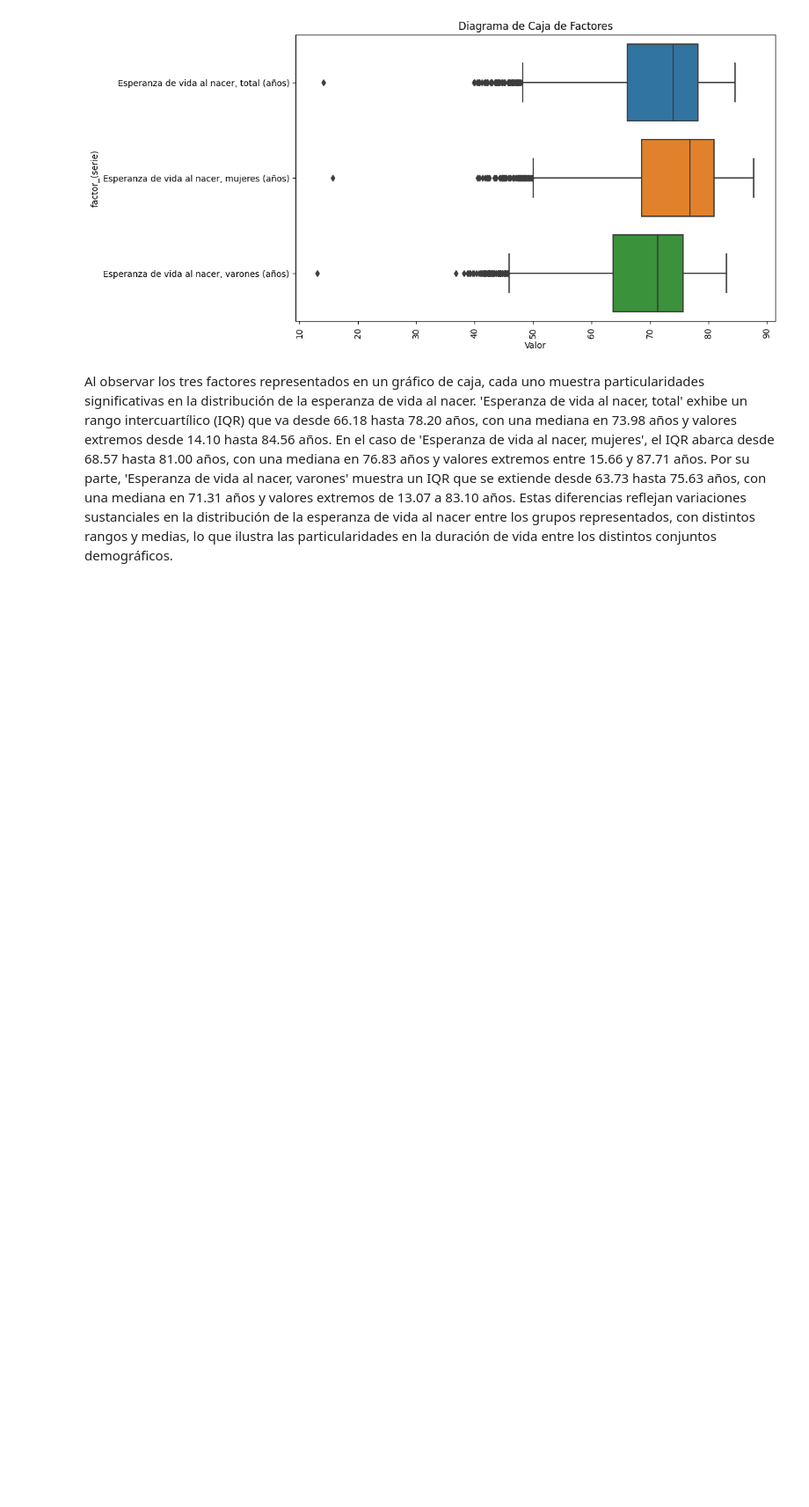
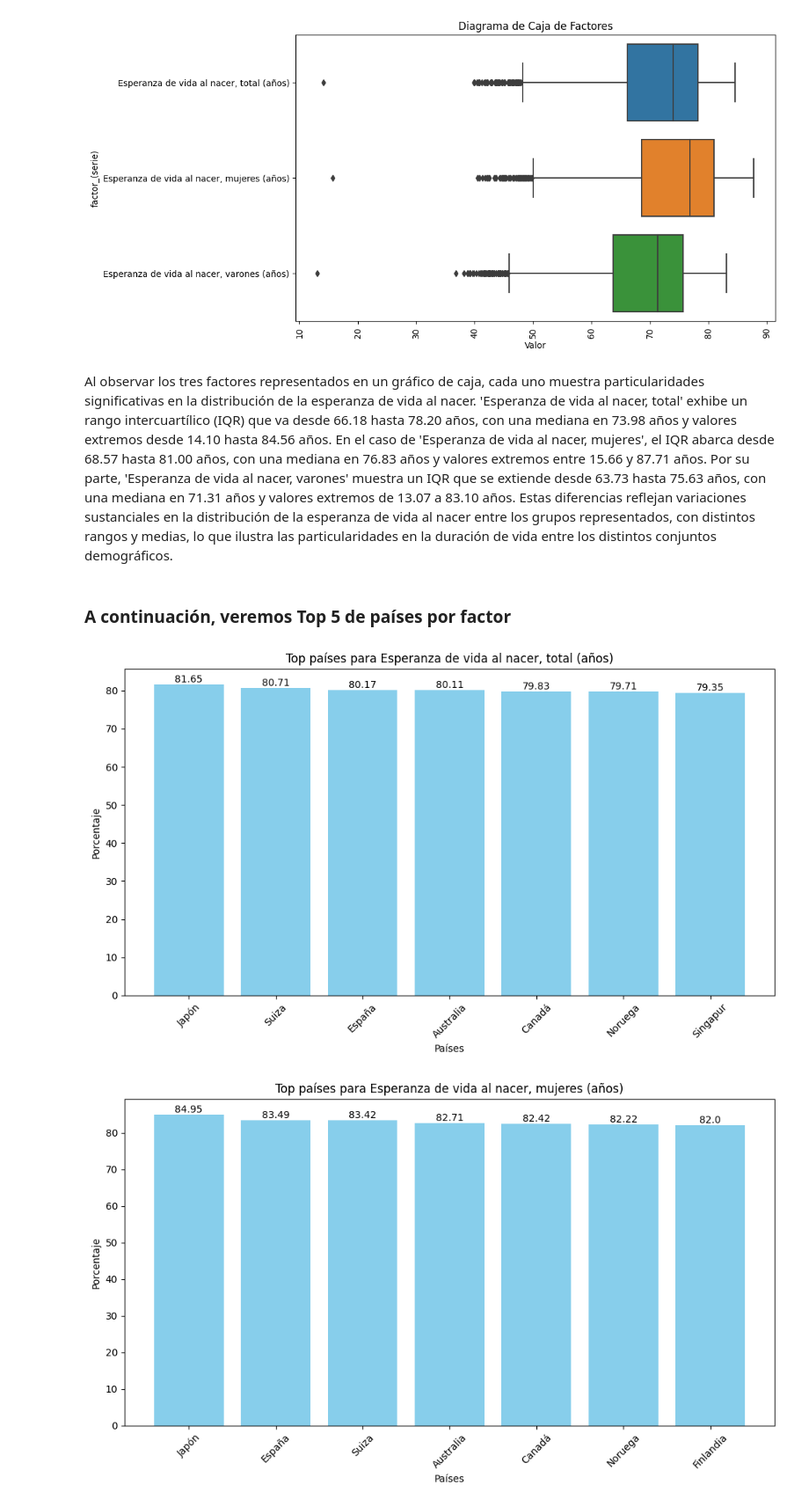
Before and after one commit to fercof87/PF-Esperanza-De-Vida, a Jupyter notebook: EDA/EDA/EDA_esperanza_vida.ipynb, the cells around one changed output. Shown at 88% size. Saved outputs shown, nothing was run; the diff lists cells and outputs as text; code cells hidden in the pictures; blank space fills up the shorter version.

```diff
--- a/EDA/EDA/EDA_esperanza_vida.ipynb
+++ b/EDA/EDA/EDA_esperanza_vida.ipynb
@@ -318,3 +329,40 @@ plt.show()
 [figure]
 # %% [markdown]
 Al observar los tres factores representados en un gráfico de caja, cada uno muestra particularidades significativas en la distribución de la esperanza de vida al nacer. 'Esperanza de vida al nacer, total' exhibe un rango intercuartílico (IQR) que va desde 66.18 hasta 78.20 años, con una mediana en 73.98 años y valores extremos desde 14.10 hasta 84.56 años. En el caso de 'Esperanza de vida al nacer, mujeres', el IQR abarca desde 68.57 hasta 81.00 años, con una mediana en 76.83 años y valores extremos entre 15.66 y 87.71 años. Por su parte, 'Esperanza de vida al nacer, varones' muestra un IQR que se extiende desde 63.73 hasta 75.63 años, con una mediana en 71.31 años y valores extremos de 13.07 a 83.10 años. Estas diferencias reflejan variaciones sustanciales en la distribución de la esperanza de vida al nacer entre los grupos representados, con distintos rangos y medias, lo que ilustra las particularidades en la duración de vida entre los distintos conjuntos demográficos.
+# %% [markdown]
+### A continuación, veremos Top 5 de países por factor
+# %%
+
+# Encontrar el top 5 de países para cada factor de la serie
+factors = df_filled['factor_(serie)'].unique()  # Obtener la lista de factores únicos
+
+for factor in factors:
+    # Filtrar el DataFrame por cada factor de la serie
+    filtered_df = df_filled[df_filled['factor_(serie)'] == factor]
+
+    # Calcular la media de los valores por país en ese factor
+    grouped = filtered_df.groupby('país')['Valor'].mean().reset_index()
+
+    # Ordenar los valores por el porcentaje en orden descendente
+    sorted_df = grouped.sort_values(by='Valor', ascending=False)
+
+    # Obtener los top países para cada factor (puede ser menos de 5)
+    top_countries = sorted_df.head(7)
+
+    # Gráfico de barras para visualizar los top países con etiquetas de valores
+    plt.figure(figsize=(10, 6))
+    bars = plt.bar(top_countries['país'], top_countries['Valor'], color='skyblue')
+    plt.title(f'Top países para {factor}')
+    plt.xlabel('Países')
+    plt.ylabel('Porcentaje')
+    plt.xticks(rotation=45)
+
+    # Etiquetas de valor en cada barra
+    for bar, value in zip(bars, top_countries['Valor']):
+        plt.text(bar.get_x() + bar.get_width() / 2, bar.get_height(), round(value, 2), ha='center', va='bottom')
+
+    plt.tight_layout()
+    plt.show()
+# %% [output]
+[figure, added]
+[figure, added]
```
Also changed, not shown: parts of 7 cells of this notebook, 3 other files.
